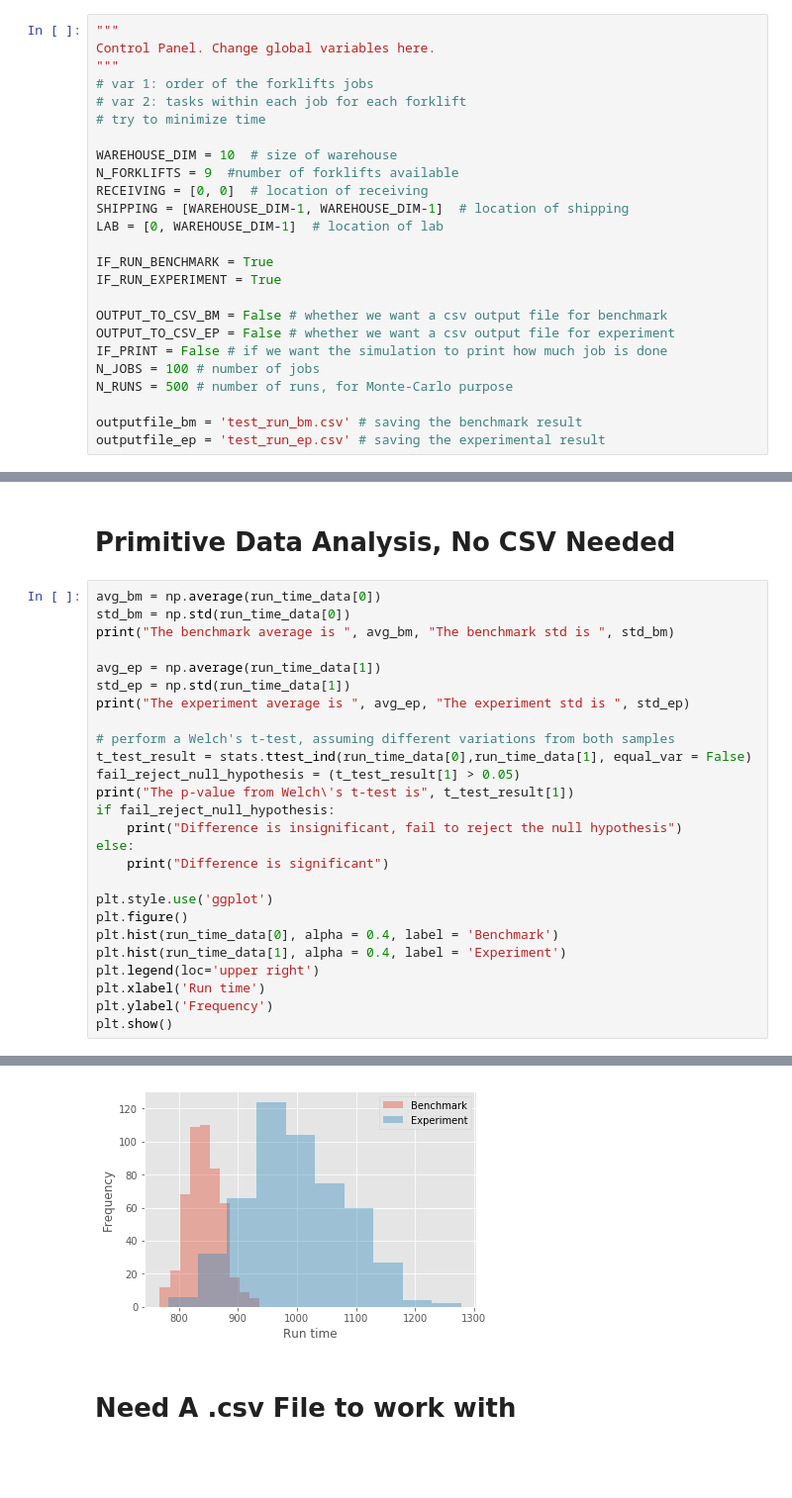
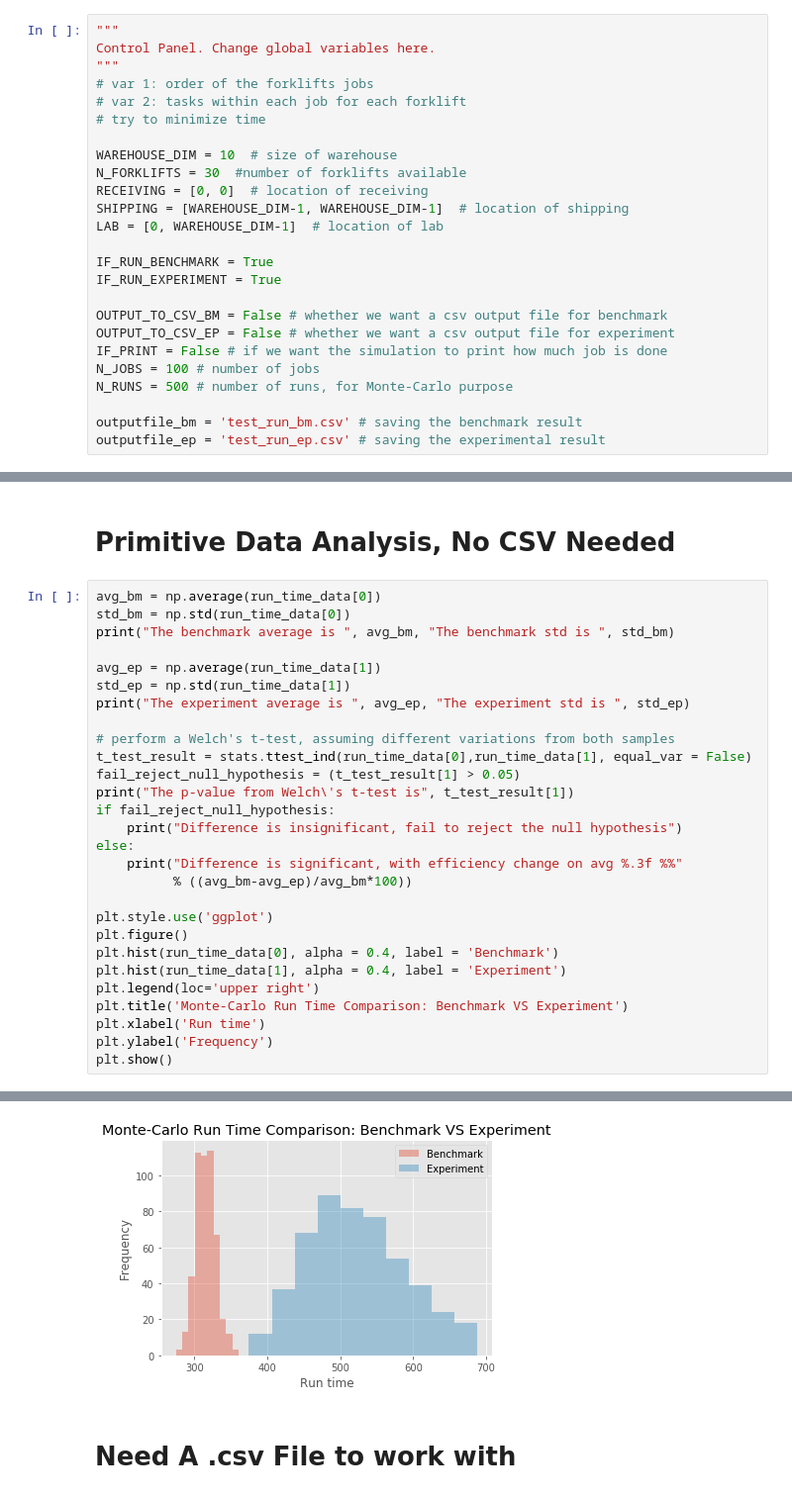
Before and after one commit to hansenpei/warehouse_sim, a Jupyter notebook: main_user_friendly_code.ipynb, the cells around one changed output, grey strips where cells are left out. Shown: that part at 99% size. Cells and saved outputs as stored; diff of their text form; blank space fills up the shorter version.

```diff
--- a/main_user_friendly_code.ipynb
+++ b/main_user_friendly_code.ipynb
@@ -41,7 +42,7 @@ Control Panel. Change global variables here.
 # try to minimize time
 
 WAREHOUSE_DIM = 10  # size of warehouse
-N_FORKLIFTS = 9  #number of forklifts available
+N_FORKLIFTS = 30  #number of forklifts available
 RECEIVING = [0, 0]  # location of receiving
 SHIPPING = [WAREHOUSE_DIM-1, WAREHOUSE_DIM-1]  # location of shipping
 LAB = [0, WAREHOUSE_DIM-1]  # location of lab
@@ -298,13 +346,15 @@ print("The p-value from Welch\'s t-test is", t_test_result[1])
 if fail_reject_null_hypothesis:
     print("Difference is insignificant, fail to reject the null hypothesis")
 else:
-    print("Difference is significant")
+    print("Difference is significant, with efficiency change on avg %.3f %%"
+          % ((avg_bm-avg_ep)/avg_bm*100))
 
 plt.style.use('ggplot')
 plt.figure()
 plt.hist(run_time_data[0], alpha = 0.4, label = 'Benchmark')
 plt.hist(run_time_data[1], alpha = 0.4, label = 'Experiment')
 plt.legend(loc='upper right')
+plt.title('Monte-Carlo Run Time Comparison: Benchmark VS Experiment')
 plt.xlabel('Run time')
 plt.ylabel('Frequency')
 plt.show()
@@ -316,4 +366,4 @@ Difference is significant
-[figure, old version]
+[figure, new version]
 # %% [markdown]
 # Need A .csv File to work with
 # %%
```
Also changed, not shown: parts of 10 cells of this notebook, 1 other file.
